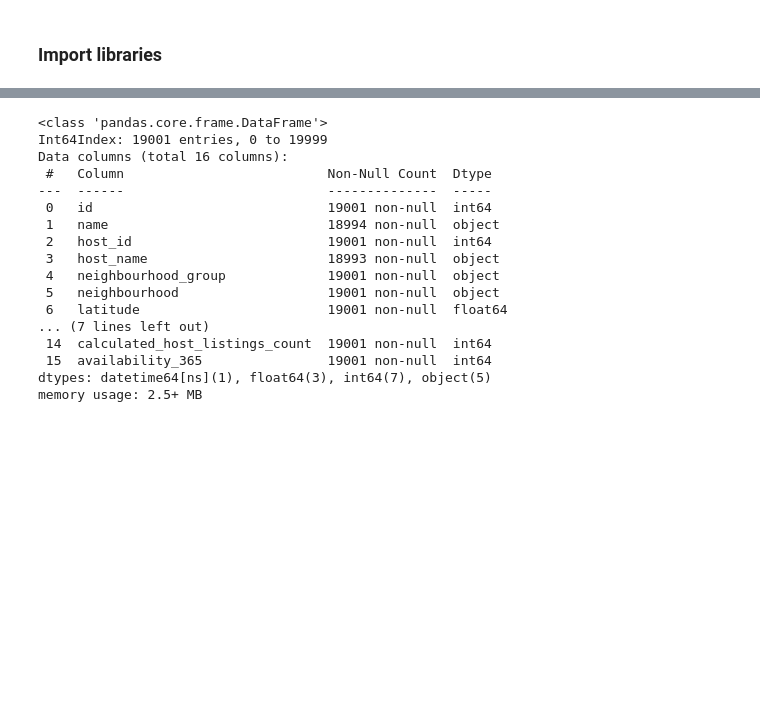
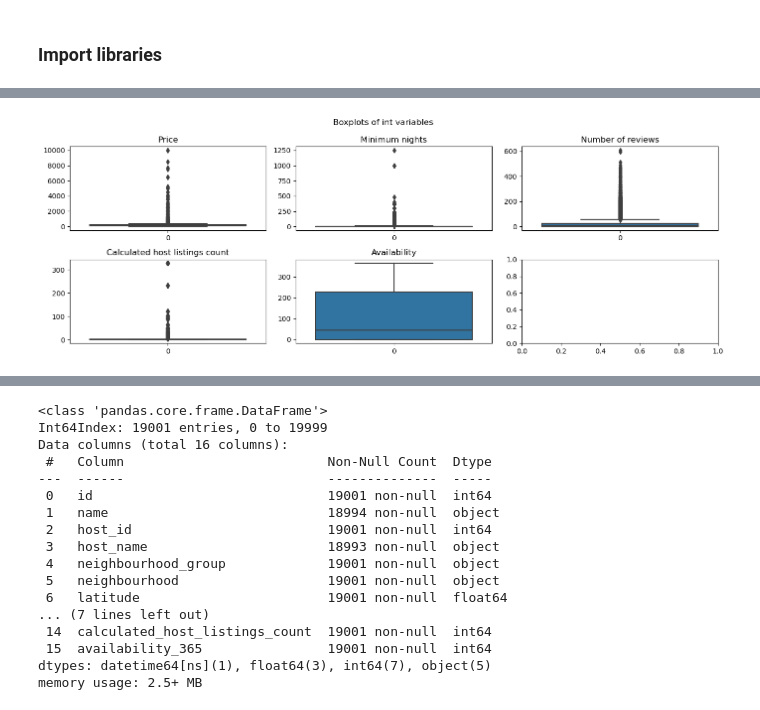
Before and after one commit to RuudVelo/build-ml-pipeline-for-short-term-rental-prices, a Jupyter notebook: src/eda/EDA.ipynb, the cells around one changed output, grey strips where cells are left out. Saved outputs shown, nothing was run; the diff lists cells and outputs as text; code cells hidden in the pictures; blank space fills up the shorter version.

```diff
--- a/src/eda/EDA.ipynb
+++ b/src/eda/EDA.ipynb
@@ -34,0 +64,18 @@ wandb: Network error resolved after 0:00:36.660836, resuming normal operation.
+# %%
+# plots of int variables
+fig, axes = plt.subplots(2, 3, figsize=(14,5))
+fig.suptitle('Boxplots of int variables')
+axes[0,0].set_title('Price')
+axes[0,1].set_title('Minimum nights')
+axes[0,2].set_title('Number of reviews')
+axes[1,0].set_title('Calculated host listings count')
+axes[1,1].set_title('Availability')
+
+sns.boxplot(data = df["price"],ax=axes[0,0])
+sns.boxplot(data = df["minimum_nights"],ax=axes[0,1])
+sns.boxplot(data = df["number_of_reviews"],ax=axes[0,2])
+sns.boxplot(data = df["calculated_host_listings_count"],ax=axes[1,0])
+sns.boxplot(data = df["availability_365"],ax=axes[1,1])
+plt.tight_layout()
+# %% [output]
+[figure, added]
```
Also changed, not shown: parts of 16 cells of this notebook, 1 other file.
